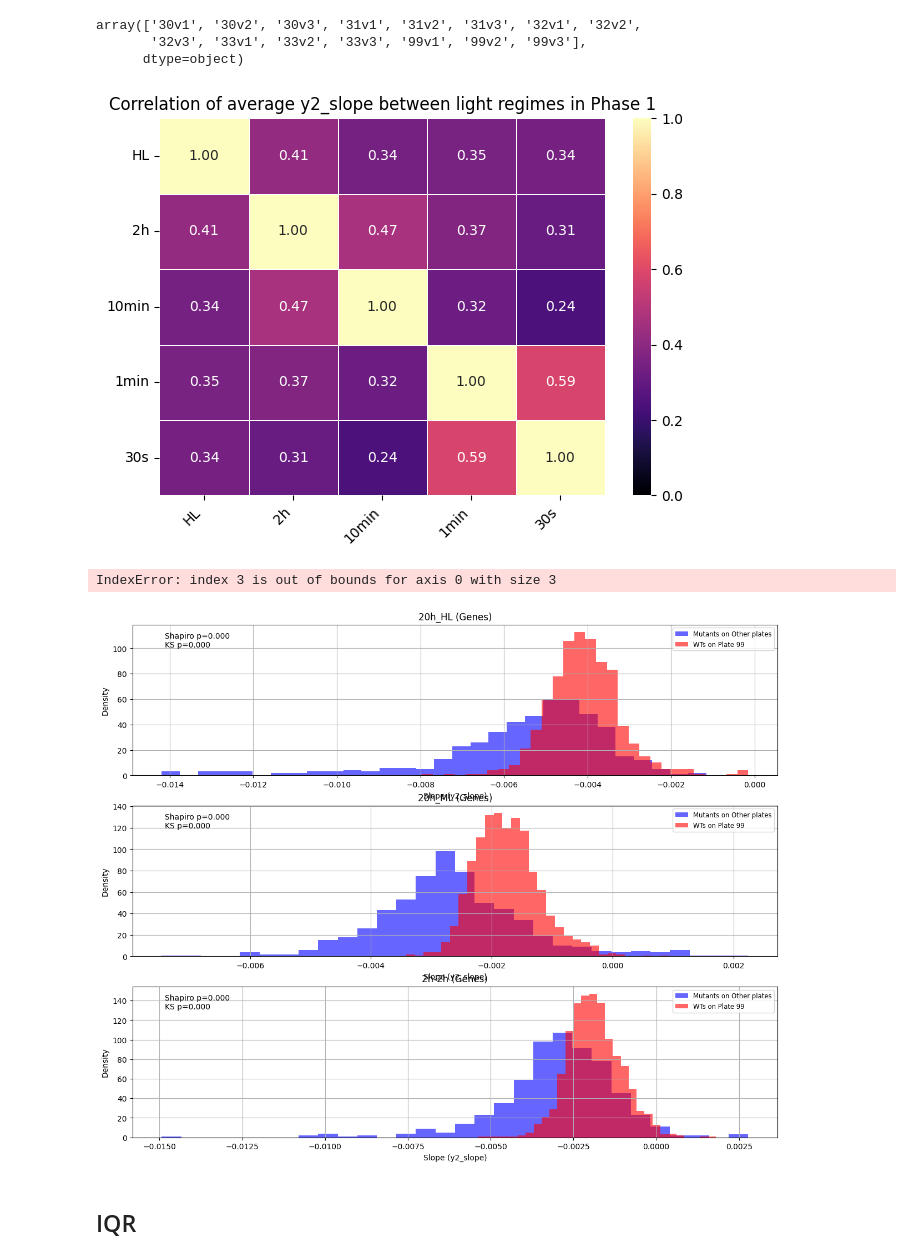
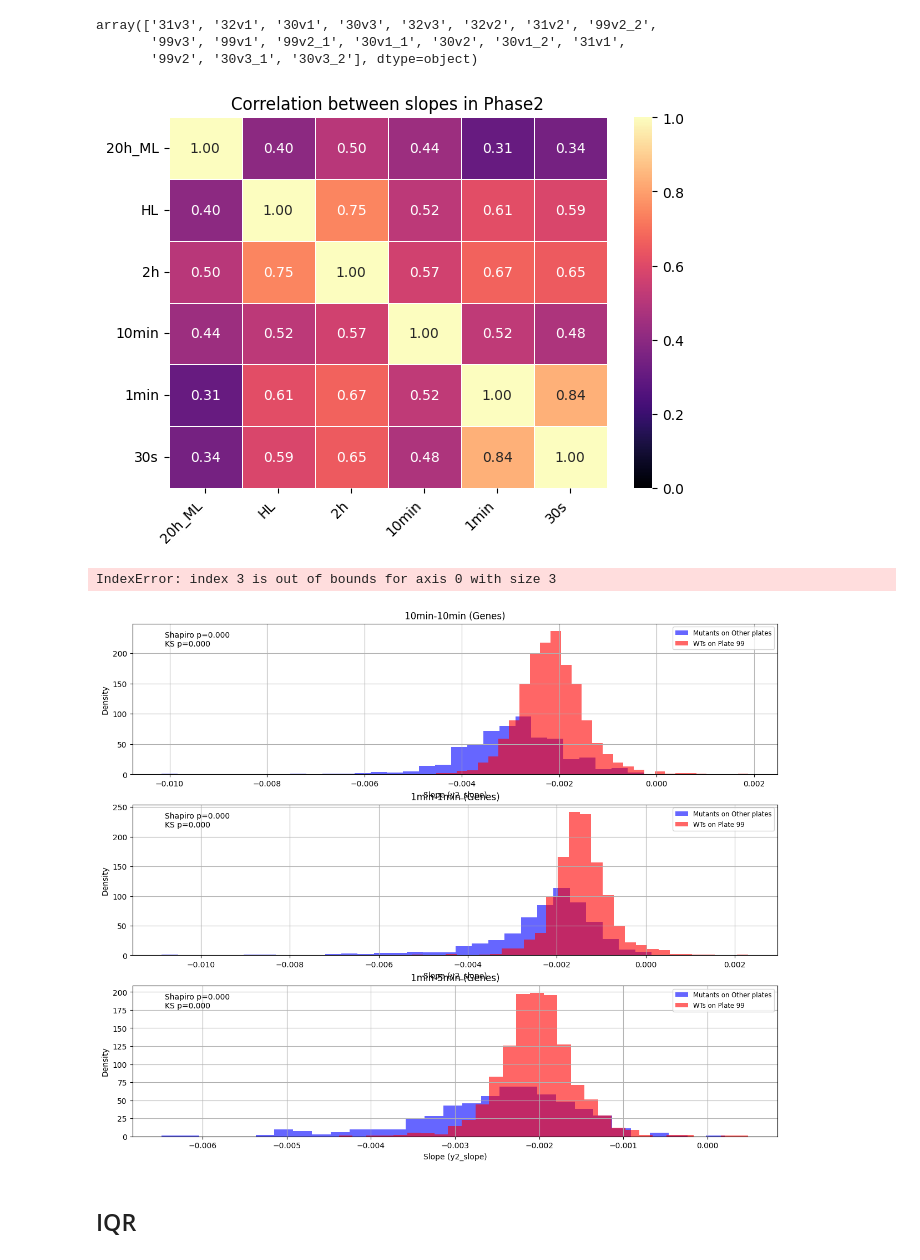
Before and after one commit to Imane-Mkt/Chlamy, a Jupyter notebook: Chlamy_Project_v2-main/Notebooks_Imane/LightBlocs.ipynb, the cells around one changed output. Drawn from its saved outputs; the diff is of its cells as text; code cells hidden in the pictures.

```diff
--- a/Chlamy_Project_v2-main/Notebooks_Imane/LightBlocs.ipynb
+++ b/Chlamy_Project_v2-main/Notebooks_Imane/LightBlocs.ipynb
@@ -17,7 +20,7 @@ from Scripts_Imane import Plots
 from scipy.stats import norm, shapiro, kstest
 import seaborn as sns
 # %%
-data = pd.read_csv('/home/imokhtatif/.vscode-server/Chlamy_Project_v2-main/Data/2025_5_phase1_light_status_slope.csv')
+data = pd.read_csv('/Users/imanemokhtatif/Desktop/REMOTEChlamy_Project_v2-main/Data/2025_5_phase2_light_status_slope.csv')
 #data ['y2_slope'] = data['y2_slope_mixed_centered']
 # %%
 # Add a row for light blocs
@@ -30,22 +33,22 @@ data['light_bloc'] = data['light_regime'].apply(
 # %%
 data['plate'].unique()
 # %% [output]
-array(['30v1', '30v2', '30v3', '31v1', '31v2', '31v3', '32v1', '32v2',
-       '32v3', '33v1', '33v2', '33v3', '99v1', '99v2', '99v3'],
-      dtype=object)
+array(['31v3', '32v1', '30v1', '30v3', '32v3', '32v2', '31v2', '99v2_2',
+       '99v3', '99v1', '99v2_1', '30v1_1', '30v2', '30v1_2', '31v1',
+       '99v2', '30v3_1', '30v3_2'], dtype=object)
 # %%
 # Plotting the correlation matrix
-# data['plate'].astype(str)
-#data = data[~((data['light_regime'] == '30s-30s') & (data['plate'].isin([16, 5,7])))]
-# data = data[~((data['light_regime'] == '1min-1min') & (data['plate'].isin([9, 99])))]
-# data = data[~((data['light_regime'] == '20h_HL') & (data['plate'].isin([13])))]
-# data = data[~((data['light_regime'] == '20h_ML') & (data['plate'].isin([1,13,24])))]
-# data = data[~((data['light_regime'] == '10min-10min') & (data['plate'].isin([99, 5,24])))]
-#data = data[~(data['plate'].isin(['99']))]
+data['plate'].astype(str)
+data = data[~((data['light_regime'] == '30s-30s') & (data['plate'].isin([16, 5,7])))]
+data = data[~((data['light_regime'] == '1min-1min') & (data['plate'].isin([9, 99])))]
+data = data[~((data['light_regime'] == '20h_HL') & (data['plate'].isin([13])))]
+data = data[~((data['light_regime'] == '20h_ML') & (data['plate'].isin([1,13,24])))]
+data = data[~((data['light_regime'] == '10min-10min') & (data['plate'].isin([99, 5,24])))]
+data = data[~(data['plate'].isin(['99']))]
 
-Plots.plot_slope_correlation(data, regime_order = ["20h_HL", "2h-2h","10min-10min", "1min-1min", "30s-30s"])
+Plots.plot_slope_correlation(data, regime_order = ["20h_ML", "20h_HL","2h-2h","10min-10min", "1min-1min", "30s-30s"], phase=2)
 # %% [output]
-[figure, old version]
+[figure, new version]
 # %%
 # Plotting the distribution of wild types vs mutants (in different light blocs defined above)
 
@@ -100,7 +103,7 @@ plt.tight_layout()
 plt.show()
 # %% [output]
 IndexError: index 3 is out of bounds for axis 0 with size 3
-[figure, old version]
+[figure, new version]
 # %% [markdown]
 ## IQR
 # %%
```
Also changed, not shown: parts of 4 cells of this notebook.
